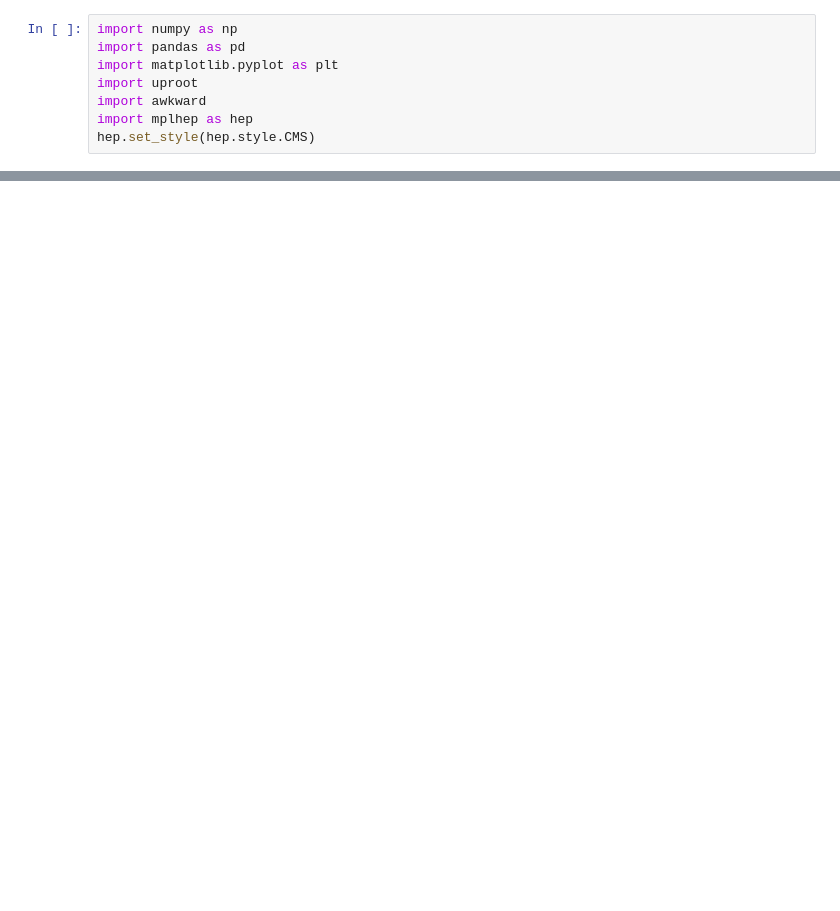
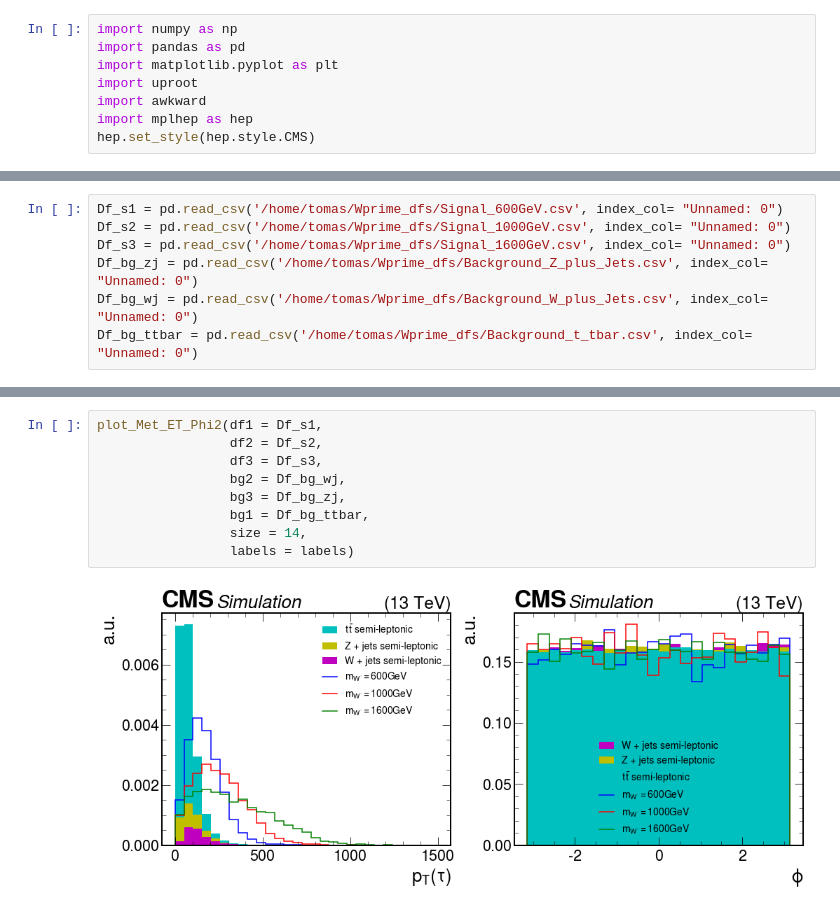
Before and after one commit to tomasate/TareasMast, a Jupyter notebook: Uproot_B_Tau_Nu_analysis_Tomas_Version.ipynb, the cells around one changed output, grey strips where cells are left out. Saved outputs shown, nothing was run; the diff lists cells and outputs as text; blank space fills up the shorter version.

```diff
--- a/Uproot_B_Tau_Nu_analysis_Tomas_Version.ipynb
+++ b/Uproot_B_Tau_Nu_analysis_Tomas_Version.ipynb
@@ -1034,0 +995,7 @@ plot_mass1(labels= labs1, colors= colo1, lines = lineas1,
+# %%
+Df_s1 = pd.read_csv('/home/tomas/Wprime_dfs/Signal_600GeV.csv', index_col= "Unnamed: 0")
+Df_s2 = pd.read_csv('/home/tomas/Wprime_dfs/Signal_1000GeV.csv', index_col= "Unnamed: 0")
+Df_s3 = pd.read_csv('/home/tomas/Wprime_dfs/Signal_1600GeV.csv', index_col= "Unnamed: 0")
+Df_bg_zj = pd.read_csv('/home/tomas/Wprime_dfs/Background_Z_plus_Jets.csv', index_col= "Unnamed: 0")
+Df_bg_wj = pd.read_csv('/home/tomas/Wprime_dfs/Background_W_plus_Jets.csv', index_col= "Unnamed: 0")
+Df_bg_ttbar = pd.read_csv('/home/tomas/Wprime_dfs/Background_t_tbar.csv', index_col= "Unnamed: 0")
@@ -1034,0 +1171,11 @@ plot_mass1(labels= labs1, colors= colo1, lines = lineas1,
+# %%
+plot_Met_ET_Phi2(df1 = Df_s1,
+                 df2 = Df_s2,
+                 df3 = Df_s3,
+                 bg2 = Df_bg_wj,
+                 bg3 = Df_bg_zj,
+                 bg1 = Df_bg_ttbar,
+                 size = 14,
+                 labels = labels)
+# %% [output]
+[figure, added]
```
Also changed, not shown: parts of 64 cells of this notebook, 2 other files.
